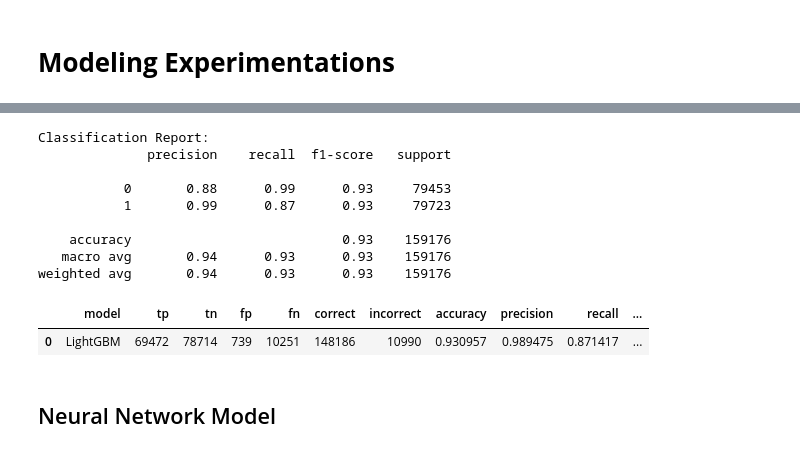
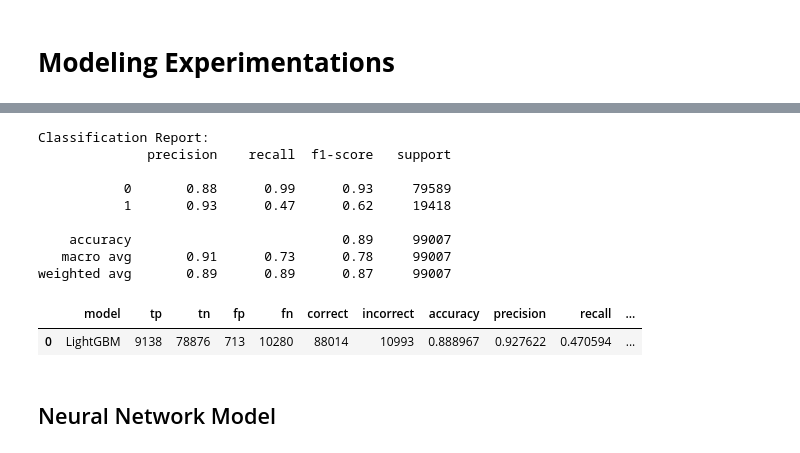
Before and after one commit to Praveen-Samudrala/Machine-Learning-and-Data-Science, a Jupyter notebook: Loan Defaulter Prediction/Loan Defaulter Prediction.ipynb, the cells around one changed output, grey strips where cells are left out. Drawn from its saved outputs; the diff is of its cells as text; code cells hidden in the pictures.

```diff
--- a/Loan Defaulter Prediction/Loan Defaulter Prediction.ipynb
+++ b/Loan Defaulter Prediction/Loan Defaulter Prediction.ipynb
@@ -1165,2 +1156,16 @@ y = df_onehot.iloc[:-5]['loan_repaid']
+# %%
+X = df_onehot.drop('loan_repaid', axis=1)
+y = df_onehot['loan_repaid']
 # %%
 X.columns = X.columns.astype(str)
+# %%
+# Train Test Split and SMOTE upsampling Train Data
+X_train, X_test, y_train, y_test = train_test_split(X, y, test_size=0.25, random_state=0, shuffle=True, stratify=y)
+
+X_train_os, y_train_os = SMOTE(random_state=22,n_jobs=-1,sampling_strategy=1).fit_resample(X_train, y_train)
+print('Before SMOTE sampling\ny = {} \ny_count : \n{}\n'.format(y_train.shape, y_train.value_counts()))
+print('After SMOTE sampling\ny= {} \ny_count : \n{}'.format(y_train_os.shape, y_train_os.value_counts()))
+
+# X_train_smote, y_train_smote = oversampled.fit_sample(X_train, y_train)
+# model = classifier.fit(X_train_smote, y_train_smote)
+# y_pred_smote = model.predict(X_test)
@@ -1286,41 +1287,41 @@ def evaluate_metrics(y_test, y_pred, name):
 
     print('\nClassification Report: ')
     print(classification_report(y_test,y_pred))
 
     row = {'model': name,
             'tp': tp,
             'tn': tn,
             'fp': fp,
             'fn': fn,
             'correct': tp+tn,
             'incorrect': fp+fn,
             'accuracy': accuracy,
             'precision': precision,
             'recall': recall,
             'f1': f1,
             'roc_auc': roc_auc,
             'avg_pre': round(avg_precision,3),
         }
 
     result = pd.DataFrame(row, index=[0])
     return result
 
 lightGBM = LGBMClassifier(random_state=1)
-y_pred = lightGBM.fit(X_train1, y_train1).predict(X_test1)
-df_metric = evaluate_metrics(y_test1, y_pred, 'LightGBM')
+y_pred = lightGBM.fit(X_train_os, y_train_os).predict(X_test)
+df_metric = evaluate_metrics(y_test, y_pred, 'LightGBM')
 df_metric
 # %% [output]
 Classification Report:
               precision    recall  f1-score   support
 
-           0       0.88      0.99      0.93     79453
-           1       0.99      0.87      0.93     79723
+           0       0.88      0.99      0.93     79589
+           1       0.93      0.47      0.62     19418
 
-    accuracy                           0.93    159176
-   macro avg       0.94      0.93      0.93    159176
-weighted avg       0.94      0.93      0.93    159176
+    accuracy                           0.89     99007
+   macro avg       0.91      0.73      0.78     99007
+weighted avg       0.89      0.89      0.87     99007
 |  | model | tp | tn | fp | fn | correct | incorrect | accuracy | precision | recall | ... |
-| 0 | LightGBM | 69472 | 78714 | 739 | 10251 | 148186 | 10990 | 0.930957 | 0.989475 | 0.871417 | ... |
+| 0 | LightGBM | 9138 | 78876 | 713 | 10280 | 88014 | 10993 | 0.888967 | 0.927622 | 0.470594 | ... |
 # %% [markdown]
 ## Neural Network Model
 # %%
```
Also changed, not shown: parts of 26 cells of this notebook, 4 other files.
